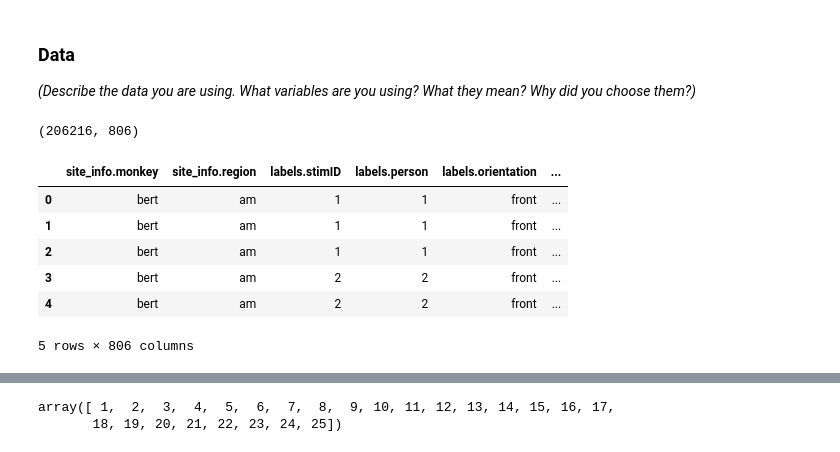
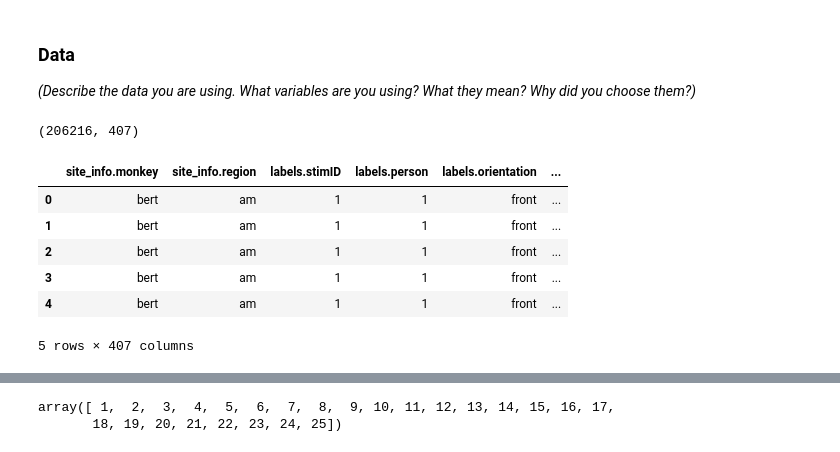
Before and after one commit to aeparisot/CMSE381Project, a Jupyter notebook: ProjectTemplate.ipynb, the cells around one changed output, grey strips where cells are left out. Saved outputs shown, nothing was run; the diff lists cells and outputs as text; code cells hidden in the pictures.

Commit message:
some data cleaning!

```diff
--- a/ProjectTemplate.ipynb
+++ b/ProjectTemplate.ipynb
@@ -26,34 +26,39 @@ _(Describe the data you are using. What variables are you using? What they mean?
 # %%
 # Code inspired by
 #  https://www.geeksforgeeks.org/python/importing-multiple-files-in-python/
 
 import os
 
-folder_path = "Data"
+folder_path = "Data2"
 files = os.listdir(folder_path)
 datas = [] # master list of dfs
 
 for file in files: # save each file to master list
     if file.endswith(".csv"):
         file_path = os.path.join(folder_path, file)
-        df = pd.read_csv(file_path)
+        df = pd.read_csv(file_path).iloc[:,:406]
+        df['neuron_#'] = file[-7:-4]
         datas.append(df)
+
 
 df = pd.concat(datas, axis=0, ignore_index=True)
 print(df.shape)
 df.head()
 
 # only 400 mili seconds necessary
 # some having spike some not having spike
 # average over 10 milisecond
 # then do feature selection
 # neuron response as sample or features
+# what neurons are firing
+
+# for each label orientation
 # %% [output]
-(206216, 806)
+(206216, 407)
 |  | site_info.monkey | site_info.region | labels.stimID | labels.person | labels.orientation | ... |
 | 0 | bert | am | 1 | 1 | front | ... |
 | 1 | bert | am | 1 | 1 | front | ... |
 | 2 | bert | am | 1 | 1 | front | ... |
-| 3 | bert | am | 2 | 2 | front | ... |
-| 4 | bert | am | 2 | 2 | front | ... |
+| 3 | bert | am | 1 | 1 | front | ... |
+| 4 | bert | am | 1 | 1 | front | ... |
-5 rows × 806 columns
+5 rows × 407 columns
```
Also changed, not shown: parts of 1 cell of this notebook.
